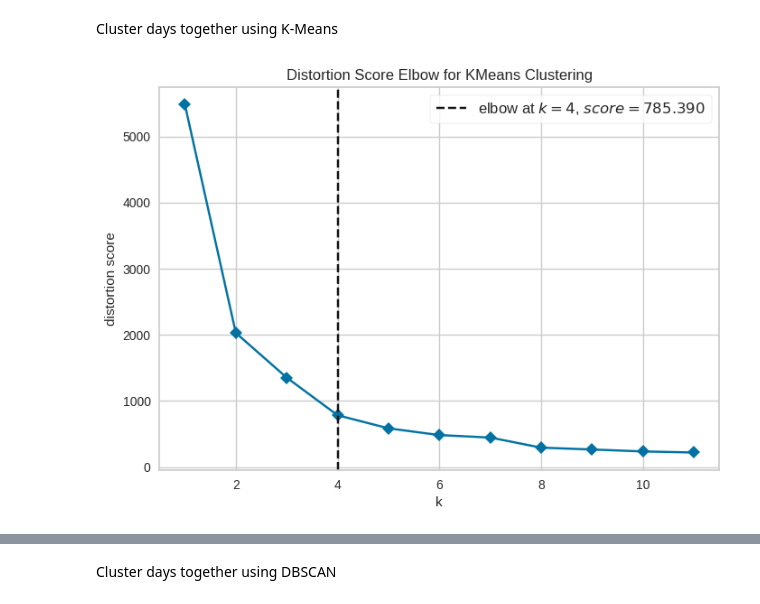
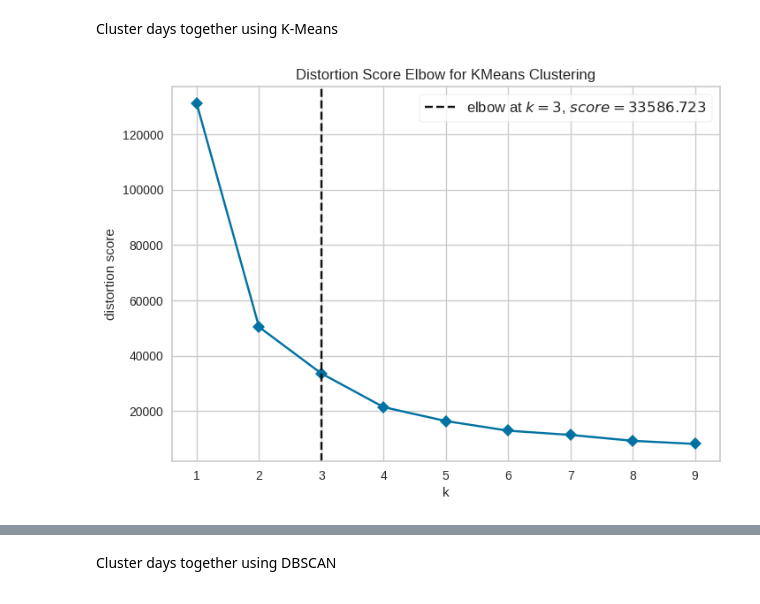
Before and after one commit to Matt17BR/ml4ds2324_cluster_analysis, a Jupyter notebook: scripts/cluster_analysis.ipynb, the cells around one changed output, grey strips where cells are left out. Cells and saved outputs as stored; diff of their text form; code cells hidden in the pictures.

```diff
--- a/scripts/cluster_analysis.ipynb
+++ b/scripts/cluster_analysis.ipynb
@@ -6,7 +6,7 @@ import os
 
 path = os.path.join('..','results','dataset_with_noNA.csv')
 wide_standardized_noNA = pd.read_csv(path)
-wide_standardized_noNA['Day'] = pd.to_datetime(wide_standardized_noNA['Day'])
+wide_standardized_noNA['Date'] = pd.to_datetime(wide_standardized_noNA['Date'])
 
 variables = wide_standardized_noNA.columns.tolist()
 trN_variables = [var for var in variables if var.startswith('TR') and var.endswith('N')]
@@ -33,23 +33,23 @@ Cluster days together using K-Means
 # %%
 from sklearn.cluster import KMeans
 from yellowbrick.cluster import KElbowVisualizer
 import matplotlib.pyplot as plt
 import seaborn as sns
 
-# Removing the 'Day' column as it's not relevant for clustering
-data_clustering = wide_standardized_noNA.drop('Day', axis=1)
+# Removing the 'Date' column as it's not relevant for clustering
+data_clustering = wide_standardized_noNA.drop('Date', axis=1)
 
 # Using the Elbow Method to find the optimal number of clusters
 wcss = []  # Within-Cluster Sum of Squares
 for i in range(1, 11):
     kmeans = KMeans(n_clusters=i, init='k-means++', n_init = 'auto', random_state=123)
     kmeans.fit(data_clustering)
     wcss.append(kmeans.inertia_)
 
 kmeans = KMeans(init='k-means++', n_init='auto', random_state=123)
-visualizer = KElbowVisualizer(kmeans, k=(1,12), timings=False)
+visualizer = KElbowVisualizer(kmeans, k=(1,10), timings=False)
 visualizer.fit(data_clustering)
 visualizer.show()
 plt.show()
 # %% [output]
-[figure, old version]
+[figure, new version]
```
Also changed, not shown: parts of 8 cells of this notebook, 3 other files.
